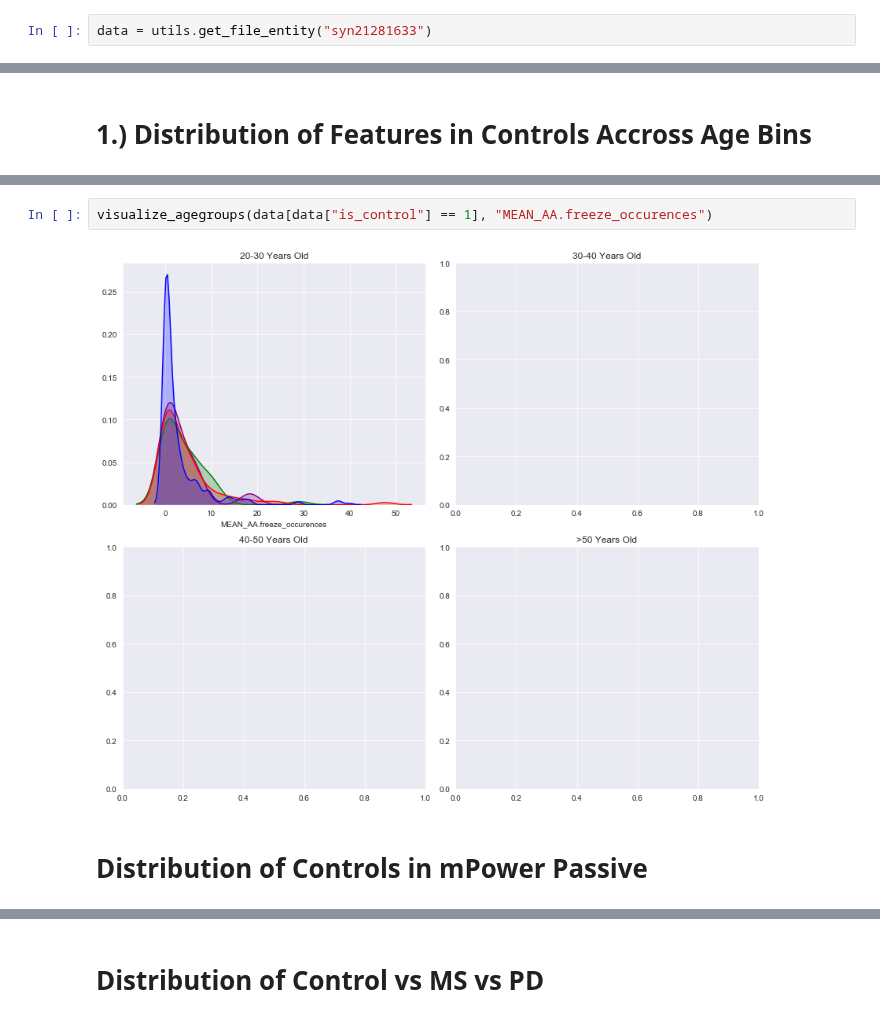
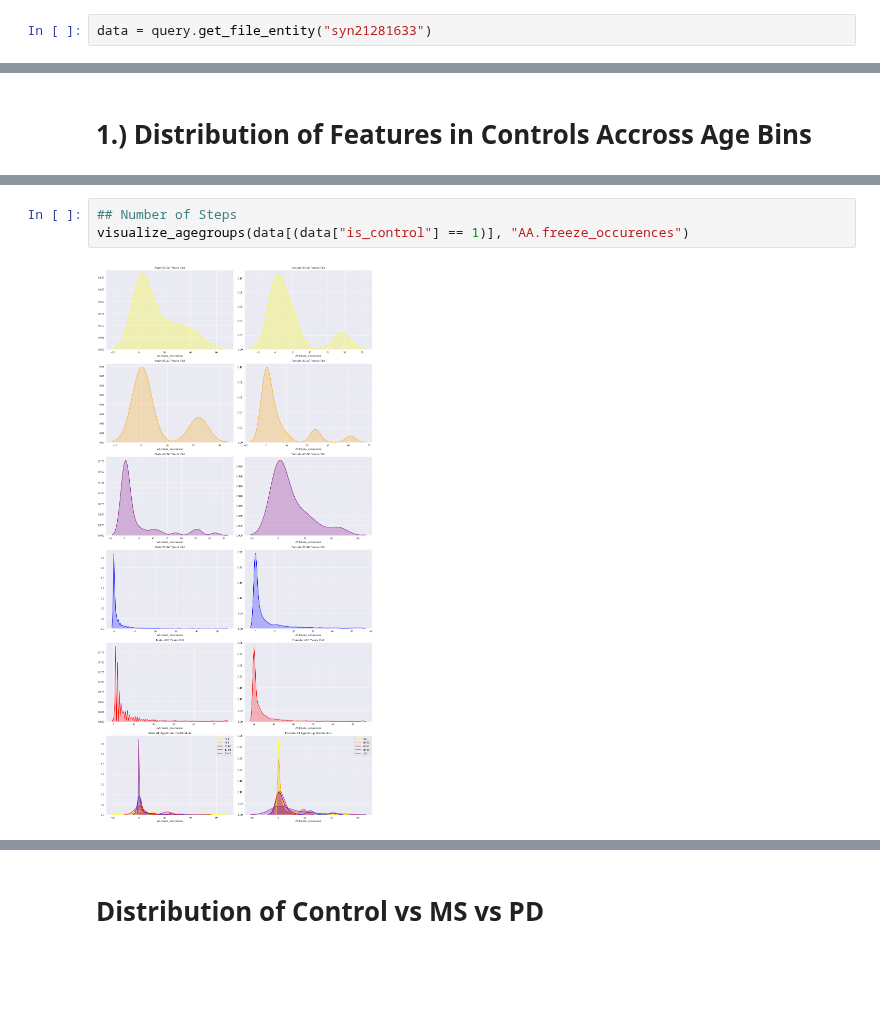
Before and after one commit to arytontediarjo/mPower-Analysis, a Jupyter notebook: Notebooks/Feature-analysis-notebook/distributions_gait_user.ipynb, the cells around one changed output, grey strips where cells are left out. Cells and saved outputs as stored; diff of their text form; blank space fills up the shorter version.

```diff
--- a/Notebooks/Feature-analysis-notebook/distributions_gait_user.ipynb
+++ b/Notebooks/Feature-analysis-notebook/distributions_gait_user.ipynb
@@ -15,4 +17,4 @@ sns.set_style("dark")
 # %%
-data = utils.get_file_entity("syn21281633")
+data = query.get_file_entity("syn21281633")
 # %%
 ## helper functions ##
@@ -74,6 +127,5 @@ visualize_agegroups(data[(data["is_control"] == 1) & (data["gender"] == "male")]
 # %%
-visualize_agegroups(data[data["is_control"] == 1], "MEAN_AA.freeze_occurences")
+## Number of Steps
+visualize_agegroups(data[(data["is_control"] == 1)], "AA.freeze_occurences")
 # %% [output]
-[figure, old version]
+[figure, new version]
-# %% [markdown]
-# Distribution of Controls in mPower Passive
```
Also changed, not shown: parts of 13 cells of this notebook, 2 other files.
